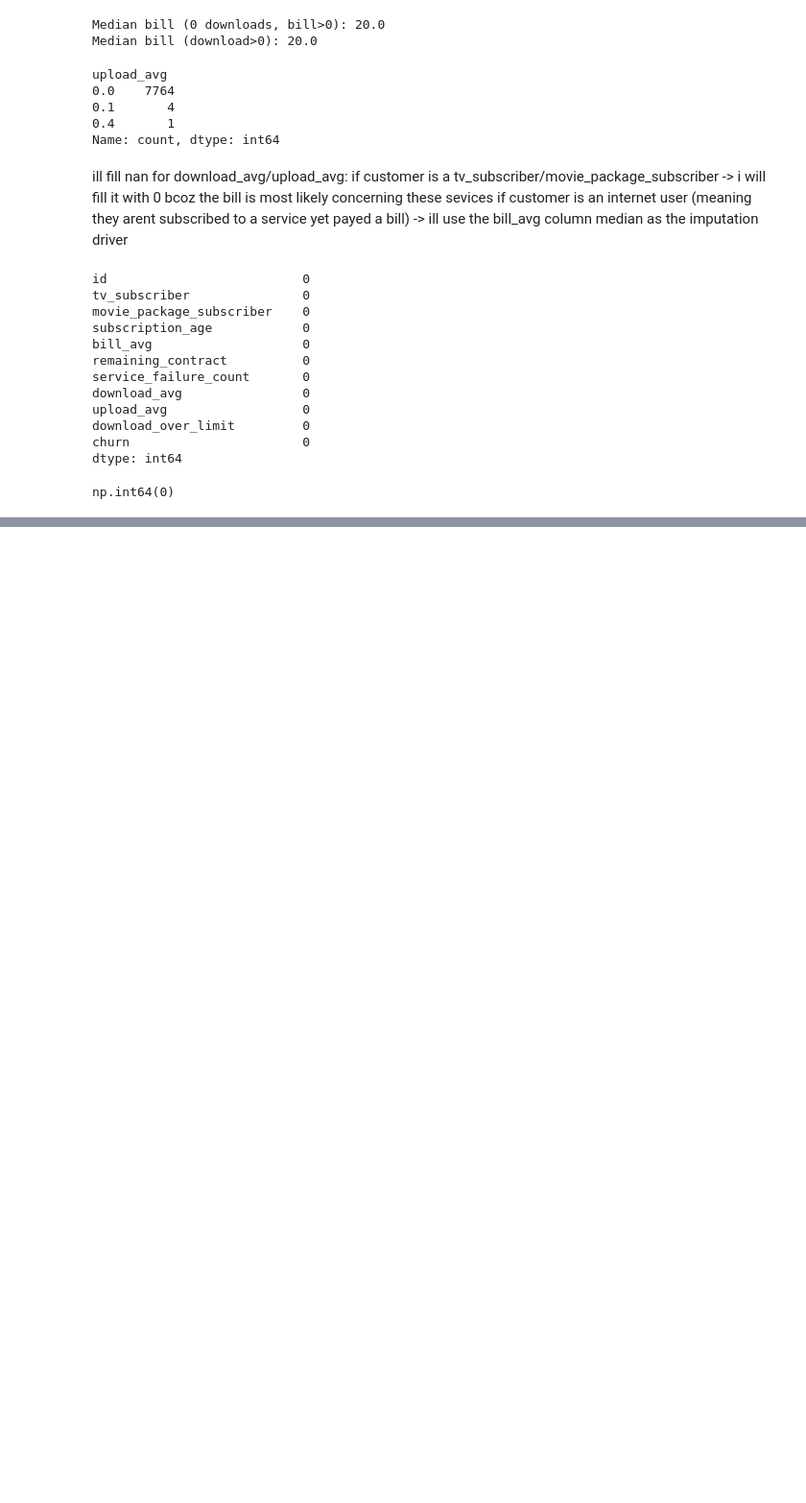
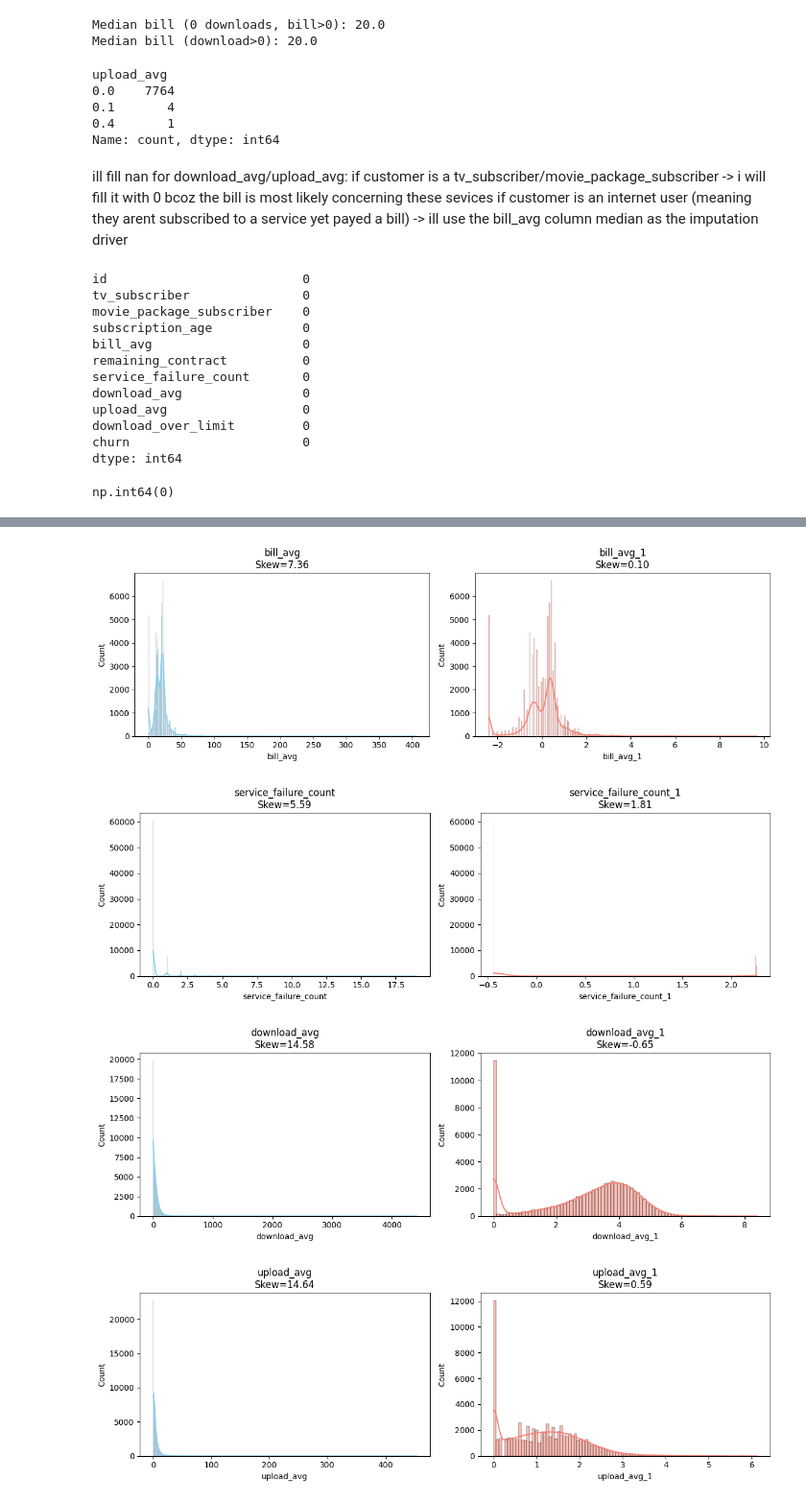
Before and after one commit to halaheltorgoman/Internet-Service-Customer-Churn, a Jupyter notebook: notebooks/churn_eda.ipynb, the cells around one changed output, grey strips where cells are left out. Shown at 96% size. Cells and saved outputs as stored; diff of their text form; code cells hidden in the pictures; blank space fills up the shorter version.

```diff
--- a/notebooks/churn_eda.ipynb
+++ b/notebooks/churn_eda.ipynb
@@ -311,0 +348,7 @@ df1 = df1.drop(columns=['id'])
+# %%
+
+pt = PowerTransformer(method='yeo-johnson')
+
+cols1 = ['bill_avg_1', 'service_failure_count_1']
+
+df1[[col for col in cols1]] = pt.fit_transform(df1[cols1])
@@ -311,0 +370,24 @@ df1 = df1.drop(columns=['id'])
+# %%
+pairs = [
+    ("bill_avg", "bill_avg_1"),
+    ("service_failure_count", "service_failure_count_1"),
+    ("download_avg", "download_avg_1"),
+    ("upload_avg", "upload_avg_1")
+]
+
+for original, transformed in pairs:
+    fig, axes = plt.subplots(1, 2, figsize=(12, 4))
+
+    sns.histplot(df1[original].dropna(), kde=True, color="skyblue", edgecolor="black", ax=axes[0])
+    axes[0].set_title(f"{original}\nSkew={skew(df1[original].dropna()):.2f}")
+
+    sns.histplot(df1[transformed].dropna(), kde=True, color="salmon", edgecolor="black", ax=axes[1])
+    axes[1].set_title(f"{transformed}\nSkew={skew(df1[transformed].dropna()):.2f}")
+
+    plt.tight_layout()
+    plt.show()
+# %% [output]
+[figure, added]
+[figure, added]
+[figure, added]
+[figure, added]
```
Also changed, not shown: parts of 9 cells of this notebook.
